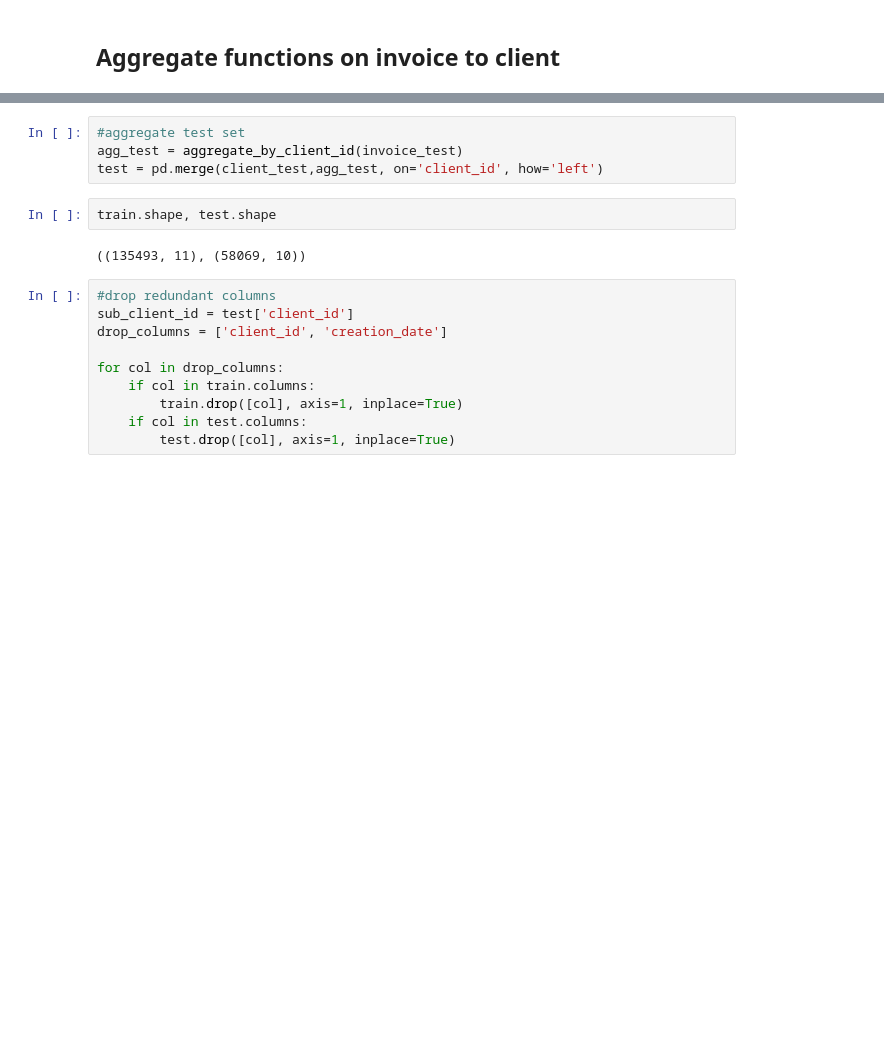
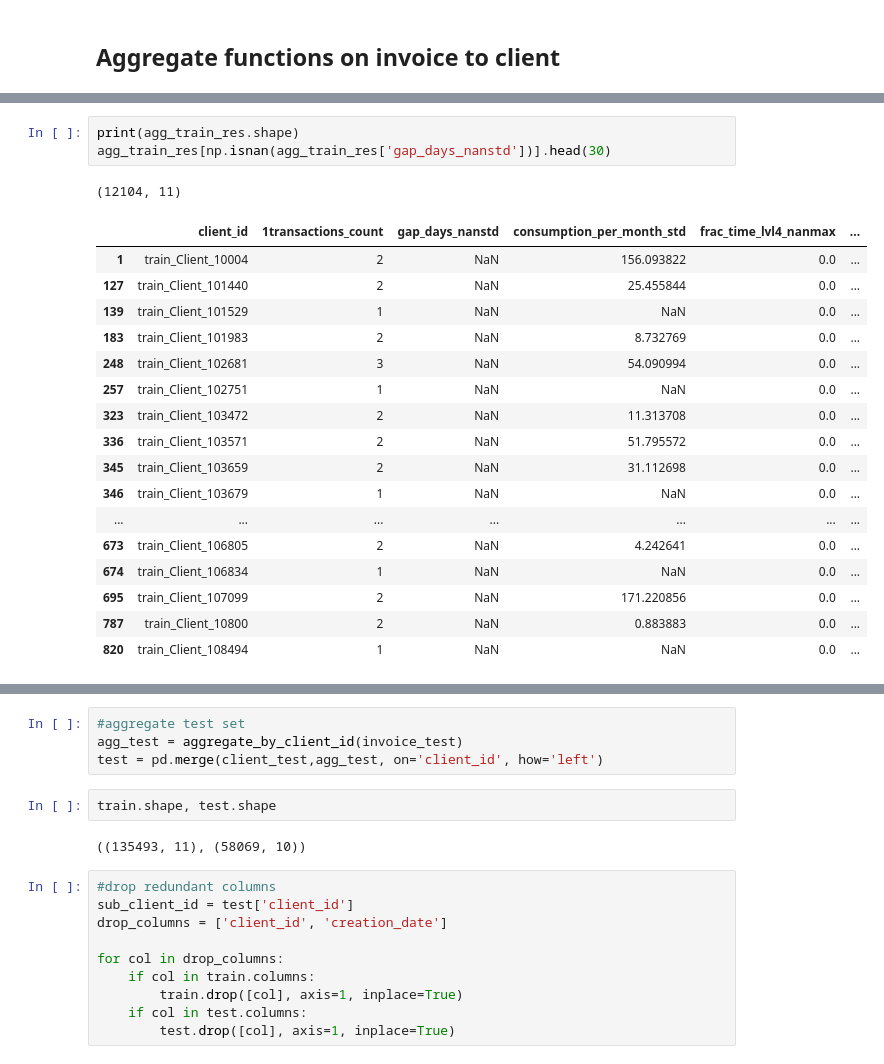
Before and after one commit to learnbh/ml-project, a Jupyter notebook: eike_data_preprocessing.ipynb, the cells around one changed output, grey strips where cells are left out. Drawn from its saved outputs; the diff is of its cells as text; blank space fills up the shorter version.

```diff
--- a/eike_data_preprocessing.ipynb
+++ b/eike_data_preprocessing.ipynb
@@ -318,0 +338,22 @@ agg_train.head()
+# %%
+print(agg_train_res.shape)
+agg_train_res[np.isnan(agg_train_res['gap_days_nanstd'])].head(30)
+# %% [output]
+(12104, 11)
+|  | client_id | 1transactions_count | gap_days_nanstd | consumption_per_month_std | frac_time_lvl4_nanmax | ... |
+| 1 | train_Client_10004 | 2 | NaN | 156.093822 | 0.0 | ... |
+| 127 | train_Client_101440 | 2 | NaN | 25.455844 | 0.0 | ... |
+| 139 | train_Client_101529 | 1 | NaN | NaN | 0.0 | ... |
+| 183 | train_Client_101983 | 2 | NaN | 8.732769 | 0.0 | ... |
+| 248 | train_Client_102681 | 3 | NaN | 54.090994 | 0.0 | ... |
+| 257 | train_Client_102751 | 1 | NaN | NaN | 0.0 | ... |
+| 323 | train_Client_103472 | 2 | NaN | 11.313708 | 0.0 | ... |
+| 336 | train_Client_103571 | 2 | NaN | 51.795572 | 0.0 | ... |
+| 345 | train_Client_103659 | 2 | NaN | 31.112698 | 0.0 | ... |
+| 346 | train_Client_103679 | 1 | NaN | NaN | 0.0 | ... |
+| ... | ... | ... | ... | ... | ... | ... |
+| 673 | train_Client_106805 | 2 | NaN | 4.242641 | 0.0 | ... |
+| 674 | train_Client_106834 | 1 | NaN | NaN | 0.0 | ... |
+| 695 | train_Client_107099 | 2 | NaN | 171.220856 | 0.0 | ... |
+| 787 | train_Client_10800 | 2 | NaN | 0.883883 | 0.0 | ... |
+| 820 | train_Client_108494 | 1 | NaN | NaN | 0.0 | ... |
```
Also changed, not shown: parts of 19 cells of this notebook, 1 other file.
